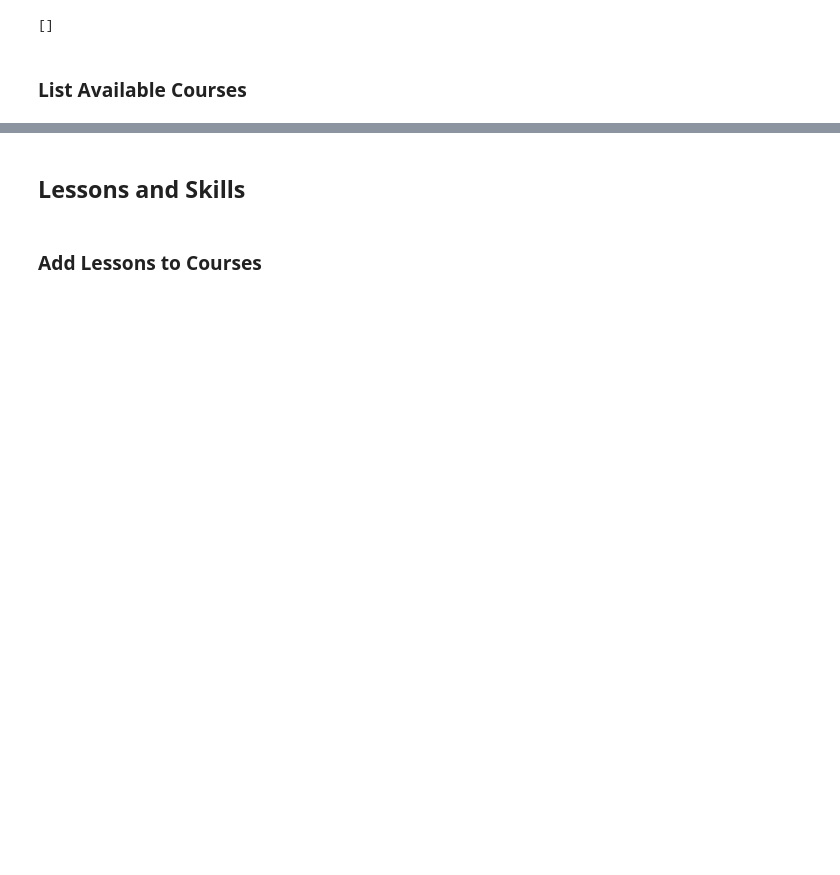
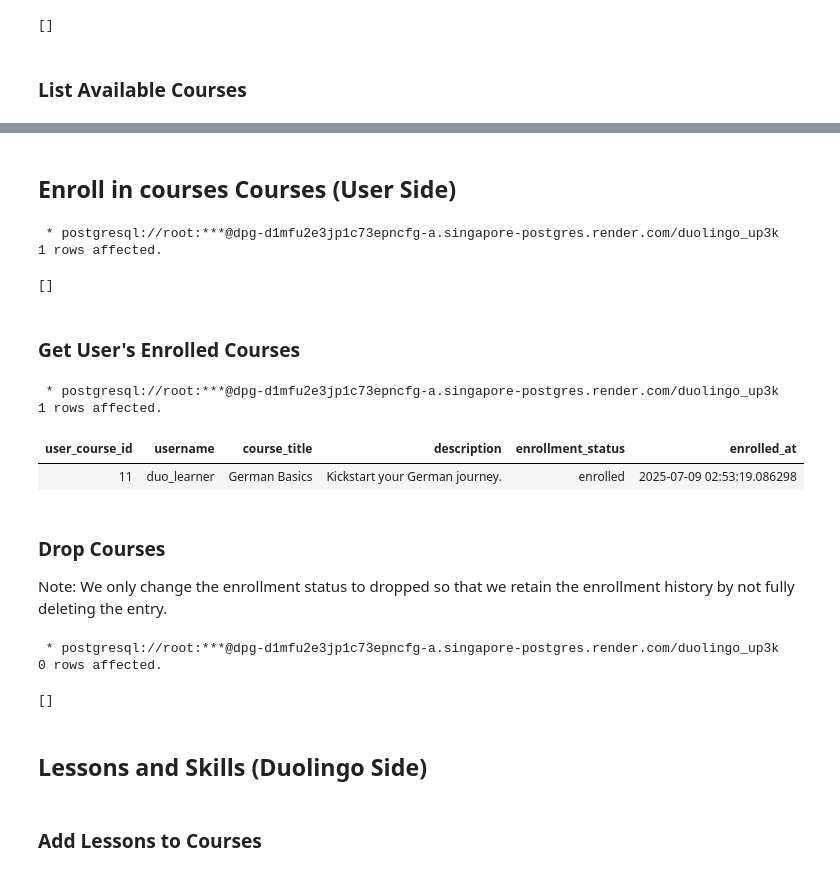
Before and after one commit to Guy-Thatchakorn/Database_foundation, a Jupyter notebook: Duolingo_Database_Final_Project.ipynb, the cells around one changed output, grey strips where cells are left out. Cells and saved outputs as stored; diff of their text form; code cells hidden in the pictures; blank space fills up the shorter version.

```diff
--- a/Duolingo_Database_Final_Project.ipynb
+++ b/Duolingo_Database_Final_Project.ipynb
@@ -147,5 +190,53 @@ JOIN languages l ON c.language_id = l.language_id;
+# %% [markdown]
+## Enroll in courses Courses (User Side)
+# %%
+%%sql
+-- Enroll 'duo_learner' in the 'German Basics' course
+INSERT INTO user_courses (user_id, course_id, enrollment_status)
+SELECT u.user_id, c.course_id, 'enrolled'
+FROM users u, courses c
+WHERE u.username = 'duo_learner' AND c.title = 'German Basics'
+ON CONFLICT (user_id, course_id) DO NOTHING;
+# %% [output]
+ * postgresql://root:***@dpg-d1mfu2e3jp1c73epncfg-a.singapore-postgres.render.com/duolingo_up3k
+1 rows affected.
+[]
+# %% [markdown]
+### Get User's Enrolled Courses
+# %%
+%%sql
+-- Get all courses 'duo_learner' is currently enrolled in
+SELECT
+    uc.user_course_id,
+    u.username,
+    c.title AS course_title,
+    c.description,
+    uc.enrollment_status,
+    uc.enrolled_at
+FROM user_courses uc
+JOIN users u ON uc.user_id = u.user_id
+JOIN courses c ON uc.course_id = c.course_id
+WHERE u.username = 'duo_learner' AND uc.enrollment_status = 'enrolled';
+# %% [output]
+ * postgresql://root:***@dpg-d1mfu2e3jp1c73epncfg-a.singapore-postgres.render.com/duolingo_up3k
+1 rows affected.
+| user_course_id | username | course_title | description | enrollment_status | enrolled_at |
+| 11 | duo_learner | German Basics | Kickstart your German journey. | enrolled | 2025-07-09 02:53:19.086298 |
+# %% [markdown]
+### Drop Courses
+Note: We only change the enrollment status to dropped so that we retain the enrollment history by not fully deleting the entry.
+# %%
+%%sql
+UPDATE user_courses
+SET enrollment_status = 'dropped'
+WHERE user_id = (SELECT user_id FROM users WHERE username = 'duo_learner')
+AND course_id = (SELECT course_id FROM courses WHERE title = 'Spanish for Beginners');
+# %% [output]
+ * postgresql://root:***@dpg-d1mfu2e3jp1c73epncfg-a.singapore-postgres.render.com/duolingo_up3k
+0 rows affected.
+[]
 # %% [markdown]
-## Lessons and Skills
+## Lessons and Skills (Duolingo Side)
 # %% [markdown]
 ### Add Lessons to Courses
 # %%
```
Also changed, not shown: parts of 39 cells of this notebook.
